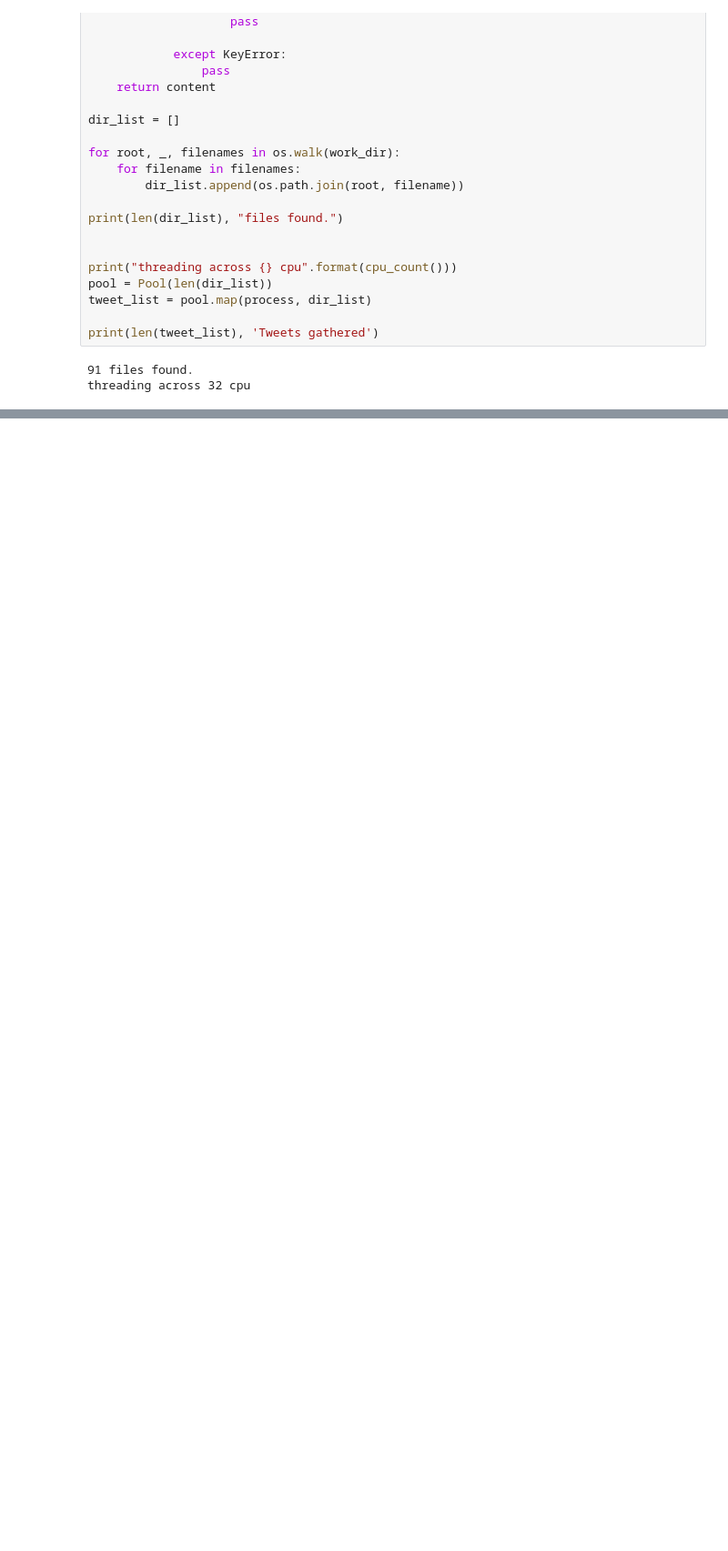
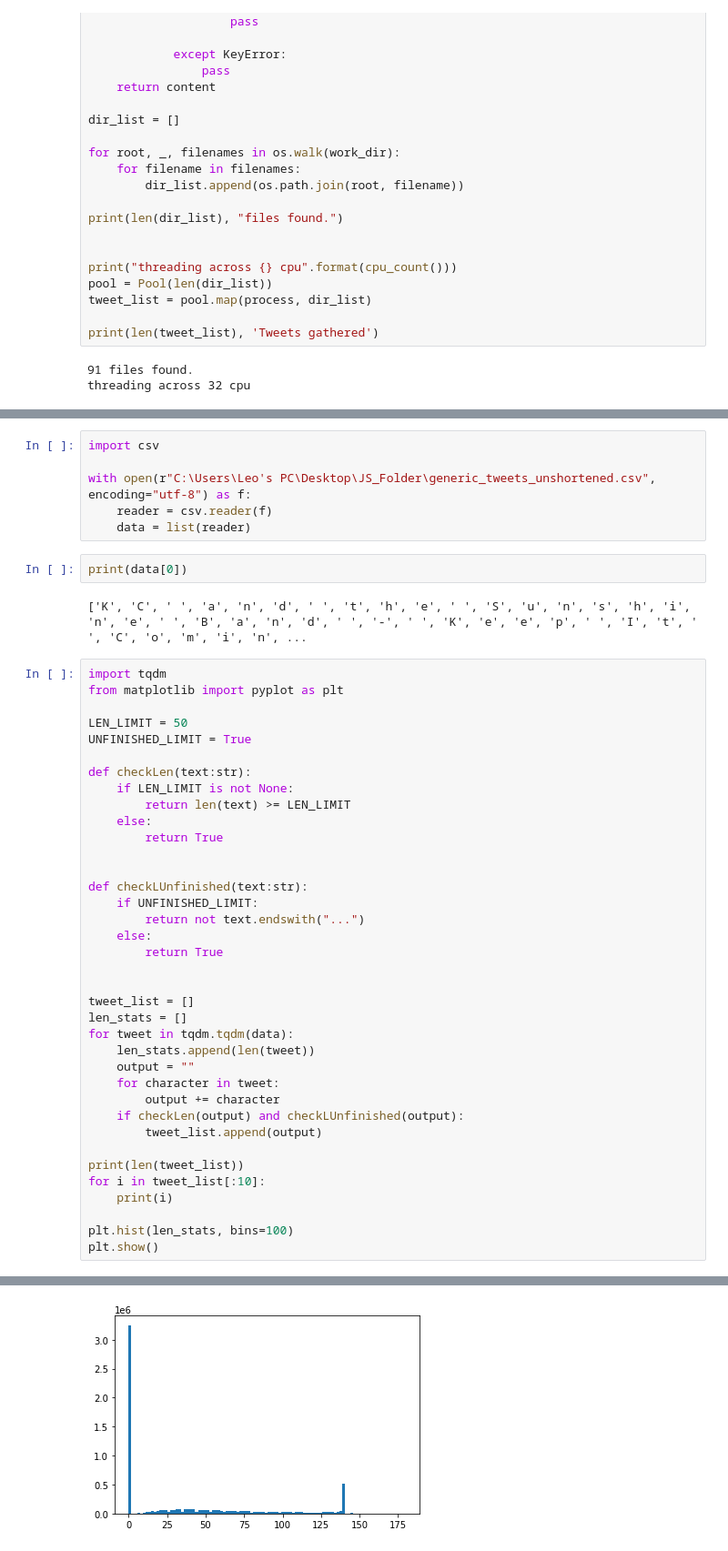
Before and after one commit to LeoLinRui/SSTP, a Jupyter notebook: utils/Twitter_Js_Load.ipynb, the cells around one changed output, grey strips where cells are left out. Shown at 91% size. Cells and saved outputs as stored; diff of their text form; blank space fills up the shorter version.

Commit message:
Add Corpus Stats

```diff
--- a/utils/Twitter_Js_Load.ipynb
+++ b/utils/Twitter_Js_Load.ipynb
@@ -183,0 +186,48 @@ for task in dir_list:
+# %%
+import csv
+
+with open(r"C:\Users\Leo's PC\Desktop\JS_Folder\generic_tweets_unshortened.csv", encoding="utf-8") as f:
+    reader = csv.reader(f)
+    data = list(reader)
+# %%
+print(data[0])
+# %% [output]
+['K', 'C', ' ', 'a', 'n', 'd', ' ', 't', 'h', 'e', ' ', 'S', 'u', 'n', 's', 'h', 'i', 'n', 'e', ' ', 'B', 'a', 'n', 'd', ' ', '-', ' ', 'K', 'e', 'e', 'p', ' ', 'I', 't', ' ', 'C', 'o', 'm', 'i', 'n', ...
+# %%
+import tqdm
+from matplotlib import pyplot as plt
+
+LEN_LIMIT = 50
+UNFINISHED_LIMIT = True
+
+def checkLen(text:str):
+    if LEN_LIMIT is not None:
+        return len(text) >= LEN_LIMIT
+    else:
+        return True
+
+
+def checkLUnfinished(text:str):
+    if UNFINISHED_LIMIT:
+        return not text.endswith("...")
+    else:
+        return True
+
+
+tweet_list = []
+len_stats = []
+for tweet in tqdm.tqdm(data):
+    len_stats.append(len(tweet))
+    output = ""
+    for character in tweet:
+        output += character
+    if checkLen(output) and checkLUnfinished(output):
+        tweet_list.append(output)
+
+print(len(tweet_list))
+for i in tweet_list[:10]:
+    print(i)
+
+plt.hist(len_stats, bins=100)
+plt.show()
+# %% [output]
@@ -183,0 +251 @@ for task in dir_list:
+[figure, added]
```
Also changed, not shown: parts of 6 cells of this notebook, 2 other files.
